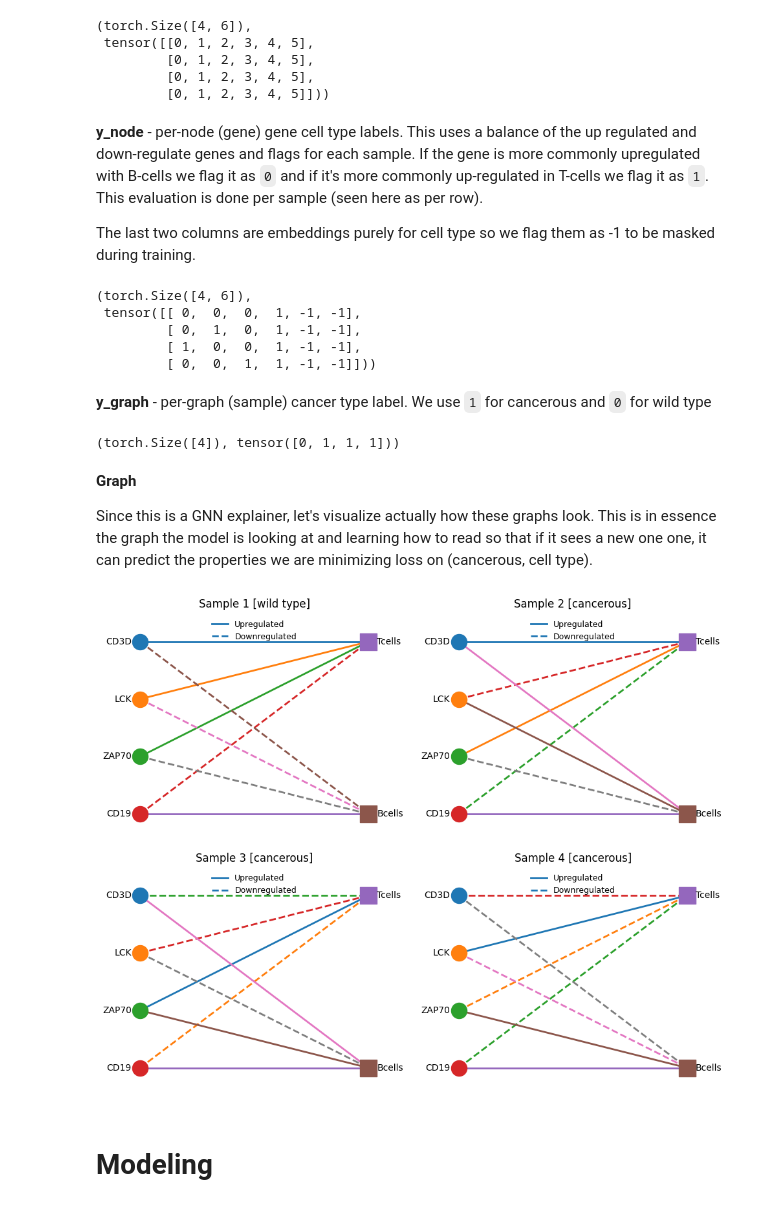
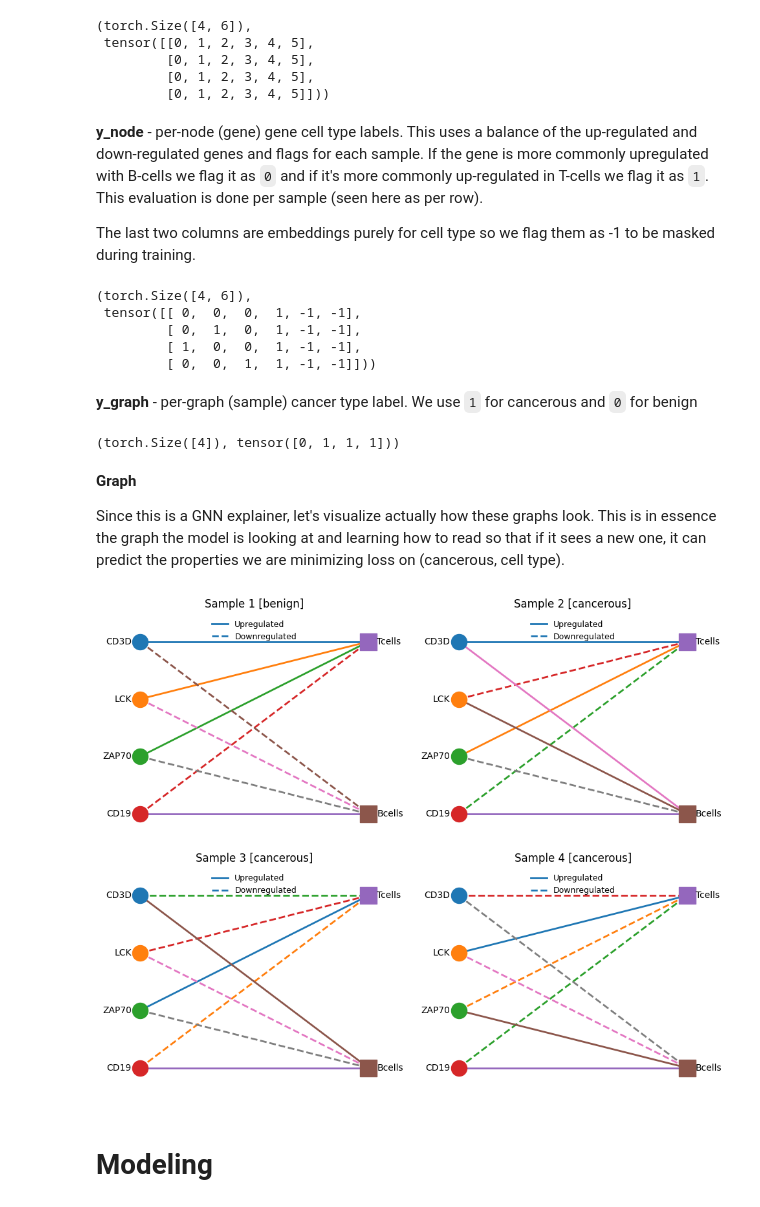
Before and after one commit to djemec/descriptive_notebooks, a Jupyter notebook: gnn_gcn_explainer.ipynb, the cells around one changed output. Cells and saved outputs as stored; diff of their text form; code cells hidden in the pictures.

Commit message:
gcn done

```diff
--- a/gnn_gcn_explainer.ipynb
+++ b/gnn_gcn_explainer.ipynb
@@ -24,7 +24,7 @@ node_order = genes + [f'CT_{ct}' for ct in cell_types]   # genes first, then CT
 gene_mask = torch.tensor([1,1,1,1,0,0], dtype=torch.bool)
 N = len(node_order)
 # %%
-wild_type = {
+benign = {
     'Tcells':{'up': ['CD3D','LCK','ZAP70'],'down': ['CD19']},
     'Bcells':{'up': ['CD19'],'down': ['CD3D','LCK','ZAP70']},
   #  'Macrophages':{'up': ['CSF1R'],'down': ['CD3D','MS4A1','CD19']},
@@ -38,7 +38,7 @@ cancerous = {
 
 cancerous_2 = {
     'Tcells':{'up': ['ZAP70'],'down': ['CD19','CD3D','LCK']},
-    'Bcells':{'up': ['CD19','ZAP70','CD3D'],'down': ['LCK']},
+    'Bcells':{'up': ['CD19','CD3D'],'down': ['LCK','ZAP70']},
    # 'Macrophages':{'up': ['CSF1R'],'down': ['CD3D','MS4A1','CD19']},
 }
 
@@ -90,7 +90,7 @@ def make_signed_adj_and_labels(spec, node_order, genes, cell_types, stoi):
             y_node[i] = 0
     return X_tokens, y_node, A
 # %%
-graphs = [wild_type, cancerous, cancerous_2, cancerous_3]
+graphs = [benign, cancerous, cancerous_2, cancerous_3]
 x_list, y_node_list, a_list = [], [], []
 # %%
 for spec in graphs:
@@ -110,7 +110,7 @@ x_tokens.size(), x_tokens
          [0, 1, 2, 3, 4, 5],
          [0, 1, 2, 3, 4, 5]]))
 # %% [markdown]
-**y_node** - per-node (gene) gene cell type labels. This uses a balance of the up regulated and down-regulate genes and flags for each sample. If the gene is more commonly upregulated with B-cells we flag it as `0` and if it's more commonly up-regulated in T-cells we flag it as `1`.  This evaluation is done per sample (seen here as per row).
+**y_node** - per-node (gene) gene cell type labels. This uses a balance of the up-regulated and down-regulated genes and flags for each sample. If the gene is more commonly upregulated with B-cells we flag it as `0` and if it's more commonly up-regulated in T-cells we flag it as `1`.  This evaluation is done per sample (seen here as per row).
 
 The last two columns are embeddings purely for cell type so we flag them as -1 to be masked during training.
 # %%
@@ -123,5 +123,5 @@ y_node.size(), y_node
          [ 1,  0,  0,  1, -1, -1],
          [ 0,  0,  1,  1, -1, -1]]))
 # %% [markdown]
-**y_graph** - per-graph (sample) cancer type label. We use `1` for cancerous and `0` for wild type
+**y_graph** - per-graph (sample) cancer type label. We use `1` for cancerous and `0` for benign
 # %%
@@ -132,7 +132,7 @@ y_graph.size(), y_graph
 # %% [markdown]
 **Graph**
 
-Since this is a GNN explainer, let's visualize actually how these graphs look. This is in essence the graph the model is looking at and learning how to read so that if it sees a new one one, it can predict the properties we are minimizing loss on (cancerous, cell type).
+Since this is a GNN explainer, let's visualize actually how these graphs look. This is in essence the graph the model is looking at and learning how to read so that if it sees a new one, it can predict the properties we are minimizing loss on (cancerous, cell type).
 # %%
 def compute_positions(genes, cell_types):
     # left column (genes), right column (cell types)
@@ -174,35 +174,35 @@ def draw_sample(ax, spec, title, genes, cell_types):
 
     # aesthetics
     ax.set_title(title)
     ax.set_xlim(0.0, 1.0)
     ys = list(range(len(genes)))
     ax.set_ylim(-0.5, len(genes)-0.5)
     ax.set_xticks([]); ax.set_yticks([])
     for spine in ax.spines.values(): spine.set_visible(False)
 
     # legend (solid=up, dashed=down)
     from matplotlib.lines import Line2D
     legend_lines = [
         Line2D([0],[0], linestyle='-', linewidth=2, label='Upregulated'),
         Line2D([0],[0], linestyle='--', linewidth=2, label='Downregulated'),
     ]
     ax.legend(handles=legend_lines, loc='upper center', frameon=False, fontsize=9)
 
 # ----- draw all four samples -----
 fig, axes = plt.subplots(2, 2, figsize=(10, 8))
 samples = [
-    ('Sample 1 [wild type]',    wild_type),
+    ('Sample 1 [benign]',    benign),
     ('Sample 2 [cancerous]',    cancerous),
     ('Sample 3 [cancerous]',  cancerous_2),
     ('Sample 4 [cancerous]',  cancerous_3),
 ]
 for ax, (name, spec) in zip(axes.ravel(), samples):
     draw_sample(ax, spec, name, genes, cell_types)
 
 plt.tight_layout()
 plt.show()
 # %% [output]
-[figure, old version]
+[figure, new version]
 # %% [markdown]
 # Modeling
 # %% [markdown]
```
Also changed, not shown: parts of 163 cells of this notebook, 5 other files.
